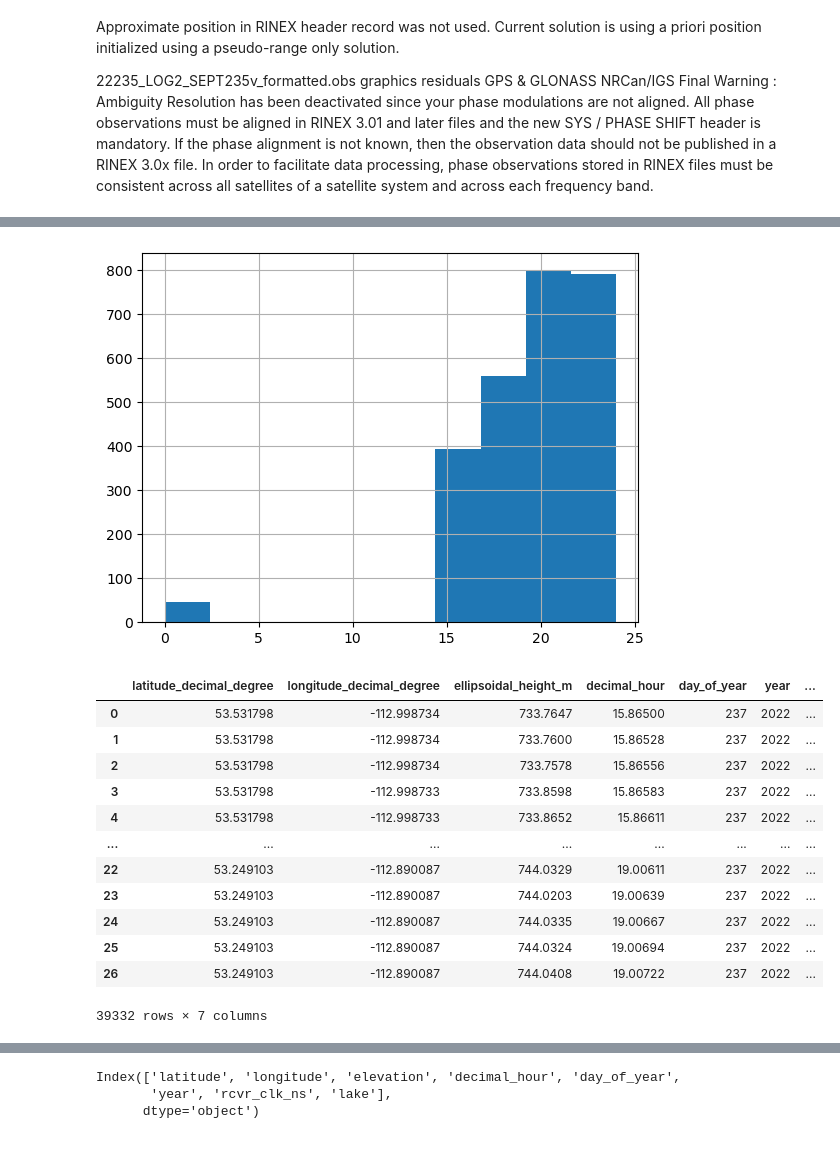
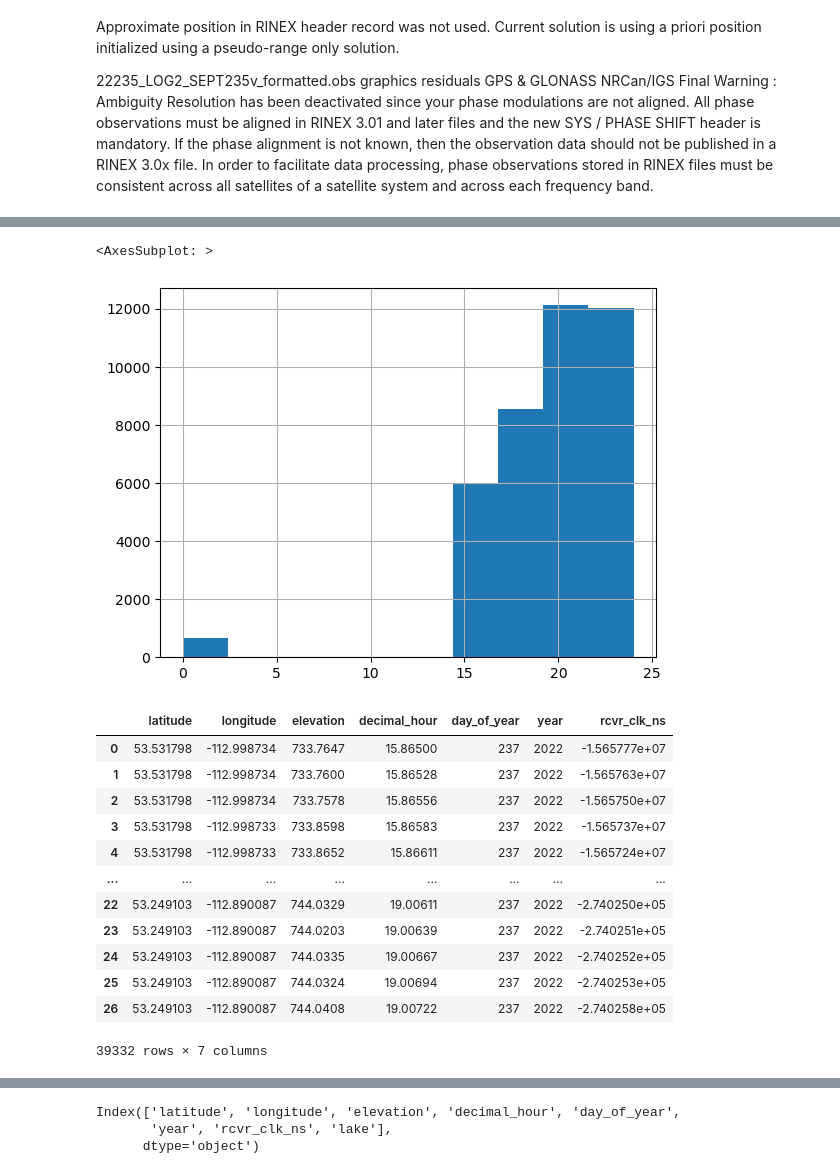
Before and after one commit to anmagomez/radar_altimetry_eval, a Jupyter notebook: src/GNSS_Tutorial.ipynb, the cells around one changed output, grey strips where cells are left out. Cells and saved outputs as stored; diff of their text form; code cells hidden in the pictures.

```diff
--- a/src/GNSS_Tutorial.ipynb
+++ b/src/GNSS_Tutorial.ipynb
@@ -105,20 +105,21 @@ Warning : Ambiguity Resolution has been deactivated since your phase modulations
 import os
 from fnmatch import fnmatch
 
-root = '../data/GNSS/converted_from_RxTools-20230110T220134Z-alberta/ppp_output/'
-pattern = "*.csv"
-df_all_15s=pd.DataFrame()
-df_all_1s=pd.DataFrame()
-for path, subdirs, files in os.walk(root):
-    for name in files:
-        if fnmatch(name, pattern):
-            #print(name.split('_'))
-            file_info=name.split('_')
-            if len(file_info)>1:
-                date=file_info[0]
-                type_time=file_info[1]
-                df=pd.read_csv(os.path.join(path, name), sep=',')
-                if type_time=='LOG1':
-                    df_all_15s=pd.concat([df_all_15s, df])
-                else:
-                    df_all_1s=pd.concat([df_all_1s, df])
+
+def get_time_series_GNSS(root, pattern):
+    df_all_15s=pd.DataFrame()
+    df_all_1s=pd.DataFrame()
+    for path, subdirs, files in os.walk(root):
+        for name in files:
+            if fnmatch(name, pattern):
+                #print(name.split('_'))
+                file_info=name.split('_')
+                if len(file_info)>1:
+                    date=file_info[0]
+                    type_time=file_info[1]
+                    df=pd.read_csv(os.path.join(path, name), sep=',')
+                    if type_time=='LOG1':
+                        df_all_15s=pd.concat([df_all_15s, df])
+                    else:
+                        df_all_1s=pd.concat([df_all_1s, df])
+    return df_all_15s, df_all_1s
@@ -143,7 +126,12 @@ for path, subdirs, files in os.walk(root):
+# %%
+root = '../data/GNSS/converted_from_RxTools-20230110T220134Z-alberta/ppp_output/'
+pattern = "*.csv"
+df_all_AC_15s, df_all_AC_1s=get_time_series_GNSS(root, pattern)
 # %%
-df_all_15s.decimal_hour.hist()
+df_all_AC_1s.decimal_hour.hist()
 # df_all_15s.to_csv('../data/results/all_gnss_15s.csv', sep=',')
 # df_all_1s.to_csv('../data/results/all_gnss_1s.csv', sep=',')
 # %% [output]
+<AxesSubplot: >
-[figure, old version]
+[figure, new version]
 # %%
@@ -152,19 +140,19 @@ df_all_15s.rename(columns={"latitude_decimal_degree":'latitude', "longitude_deci
 # df_all_1s[[]].to_csv('../data/results/all_gnss_1s.csv', sep=',', index=False)
 # %%
-df_all_1s
+df_all_AC_1s
 # %% [output]
-|  | latitude_decimal_degree | longitude_decimal_degree | ellipsoidal_height_m | decimal_hour | day_of_year | year | ... |
-| 0 | 53.531798 | -112.998734 | 733.7647 | 15.86500 | 237 | 2022 | ... |
-| 1 | 53.531798 | -112.998734 | 733.7600 | 15.86528 | 237 | 2022 | ... |
-| 2 | 53.531798 | -112.998734 | 733.7578 | 15.86556 | 237 | 2022 | ... |
-| 3 | 53.531798 | -112.998733 | 733.8598 | 15.86583 | 237 | 2022 | ... |
-| 4 | 53.531798 | -112.998733 | 733.8652 | 15.86611 | 237 | 2022 | ... |
+|  | latitude | longitude | elevation | decimal_hour | day_of_year | year | rcvr_clk_ns |
+| 0 | 53.531798 | -112.998734 | 733.7647 | 15.86500 | 237 | 2022 | -1.565777e+07 |
+| 1 | 53.531798 | -112.998734 | 733.7600 | 15.86528 | 237 | 2022 | -1.565763e+07 |
+| 2 | 53.531798 | -112.998734 | 733.7578 | 15.86556 | 237 | 2022 | -1.565750e+07 |
+| 3 | 53.531798 | -112.998733 | 733.8598 | 15.86583 | 237 | 2022 | -1.565737e+07 |
+| 4 | 53.531798 | -112.998733 | 733.8652 | 15.86611 | 237 | 2022 | -1.565724e+07 |
 | ... | ... | ... | ... | ... | ... | ... | ... |
-| 22 | 53.249103 | -112.890087 | 744.0329 | 19.00611 | 237 | 2022 | ... |
-| 23 | 53.249103 | -112.890087 | 744.0203 | 19.00639 | 237 | 2022 | ... |
-| 24 | 53.249103 | -112.890087 | 744.0335 | 19.00667 | 237 | 2022 | ... |
-| 25 | 53.249103 | -112.890087 | 744.0324 | 19.00694 | 237 | 2022 | ... |
-| 26 | 53.249103 | -112.890087 | 744.0408 | 19.00722 | 237 | 2022 | ... |
+| 22 | 53.249103 | -112.890087 | 744.0329 | 19.00611 | 237 | 2022 | -2.740250e+05 |
+| 23 | 53.249103 | -112.890087 | 744.0203 | 19.00639 | 237 | 2022 | -2.740251e+05 |
+| 24 | 53.249103 | -112.890087 | 744.0335 | 19.00667 | 237 | 2022 | -2.740252e+05 |
+| 25 | 53.249103 | -112.890087 | 744.0324 | 19.00694 | 237 | 2022 | -2.740253e+05 |
+| 26 | 53.249103 | -112.890087 | 744.0408 | 19.00722 | 237 | 2022 | -2.740258e+05 |
 39332 rows × 7 columns
 # %%
 #Read notes file
```
Also changed, not shown: parts of 20 cells of this notebook.
